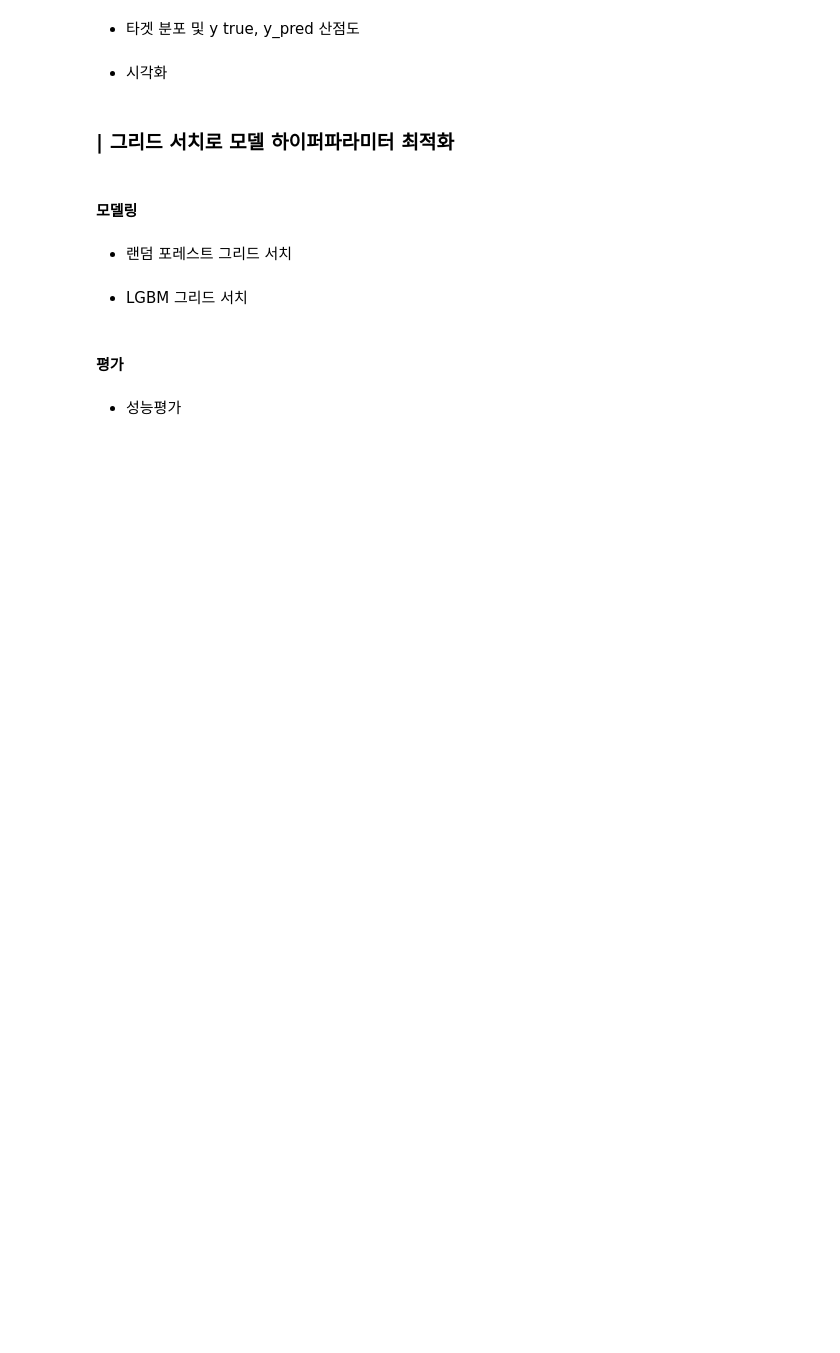
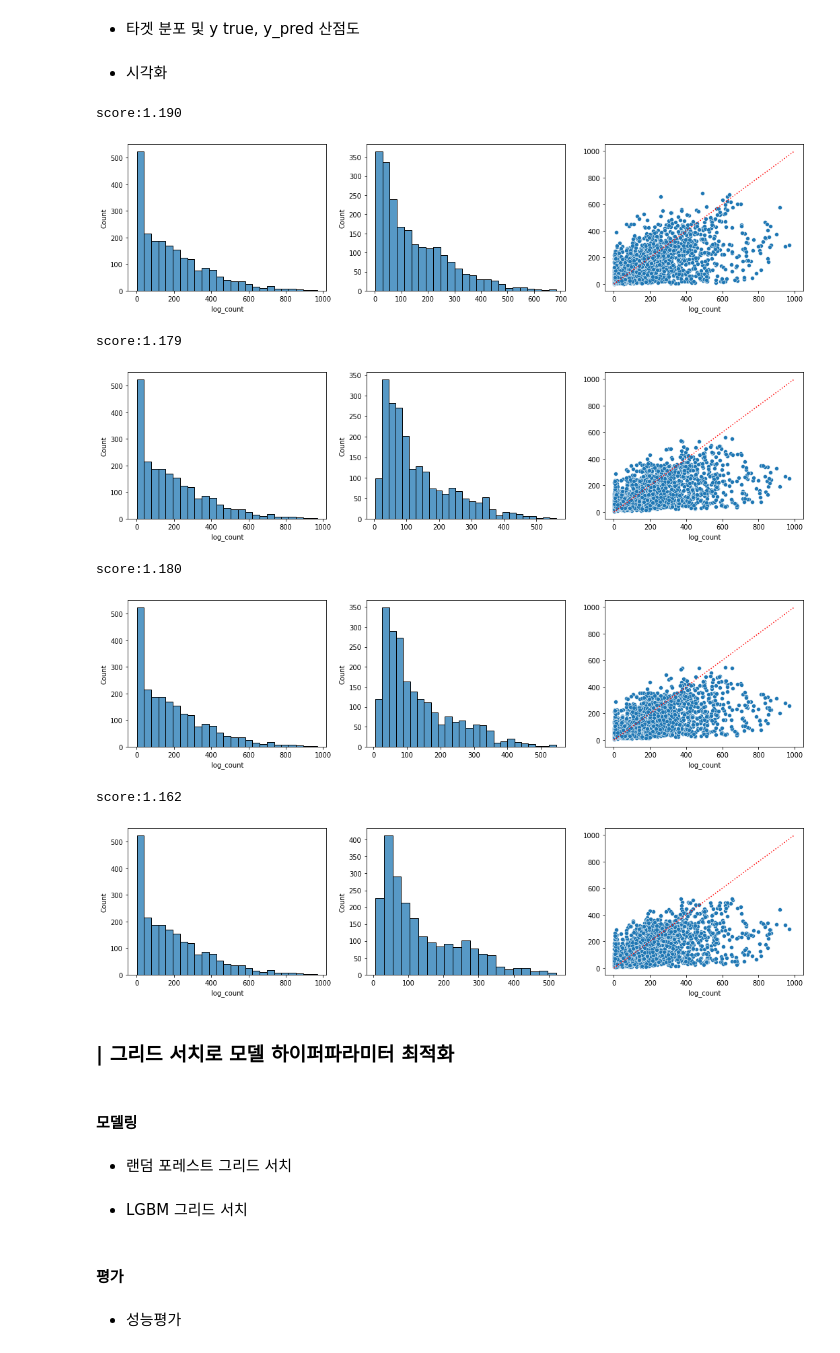
Before and after one commit to yebiny/SkillTreePython-DataAnalysis, a Jupyter notebook: 05.머신러닝기반데이터분석/해설/ch05_14_실전머신러닝_자전거_수요예측.ipynb, the cells around one changed output. Drawn from its saved outputs; the diff is of its cells as text; code cells hidden in the pictures; blank space fills up the shorter version.

```diff
--- a/05.머신러닝기반데이터분석/해설/ch05_14_실전머신러닝_자전거_수요예측.ipynb
+++ b/05.머신러닝기반데이터분석/해설/ch05_14_실전머신러닝_자전거_수요예측.ipynb
@@ -243,3 +243,9 @@ selected = [
 ### | 데이터 분할
 # %% [markdown]
 #### 훈련-테스트 데이터 분할
+# %%
+df_train = df[selected+['log_count']].iloc[:n_train]
+X = df_train[selected]
+y = df_train['log_count']
+X_test = df[selected].iloc[n_train:]
+X.shape, y.shape, X_test.shape # 데이터프레임
@@ -356,12 +400,30 @@ X_train.shape, y_train.shape, X_valid.shape, y_valid.shape, X_test.shape
 ### | 회귀 모델 탐색
 # %% [markdown]
 #### 모델링
+# %%
+from sklearn.linear_model import *
+from sklearn.ensemble import *
+from xgboost import XGBRegressor
+from lightgbm import LGBMRegressor
+
+logistic = LinearRegression()
+ridge = Ridge()
+lasso = Lasso()
+rf = RandomForestRegressor()
+bagging = BaggingRegressor()
+ada = AdaBoostRegressor()
+gbrt = GradientBoostingRegressor()
+xgb = XGBRegressor()
+lgb = LGBMRegressor()
 # %% [markdown]
 #### 평가
 # %% [markdown]
 * 성능평가
 # %%
+models = ['logistic', 'ridge', 'lasso', 'rf', 'bagging',
+          'ada', 'gbrt', 'xgb', 'lgb']
 for model in models:
-
-
+  eval(model).fit(X_train, y_train)
+  y_pred_train = eval(model).predict(X_train)
+  y_pred_valid = eval(model).predict(X_valid)
   print (f'{model} [train] {rmsle(y_train, y_pred_train):.2f}  [valid] {rmsle(y_valid, y_pred_valid):.2f}')
@@ -368,7 +441,32 @@ for model in models:
 # %% [markdown]
 * 타겟 분포 및 y true, y_pred 산점도
+# %%
+def draw_results(model, X, y):
+  y_pred = model.predict(X)
+  print(f'score:{rmsle(y, y_pred):.3f}')
+  plt.figure(figsize=(18,4))
+  plt.subplot(131)
+  sns.histplot(inverse_log(y))
+  plt.subplot(132)
+  sns.histplot(inverse_log(y_pred))
+  plt.subplot(133)
+  sns.scatterplot(x=inverse_log(y), y=inverse_log(y_pred))
+  plt.plot([0, 1000], [0, 1000], c='r', linestyle=':')
+  plt.show()
 # %% [markdown]
 * 시각화
+# %%
+for model in [rf, gbrt, xgb, lgb]:
+  draw_results(model, X_valid, y_valid)
+# %% [output]
+score:1.190
+[figure, added]
+score:1.179
+[figure, added]
+score:1.180
+[figure, added]
+score:1.162
+[figure, added]
 # %% [markdown]
 ### | 그리드 서치로 모델 하이퍼파라미터 최적화
 # %% [markdown]
```
Also changed, not shown: parts of 7 cells of this notebook.
